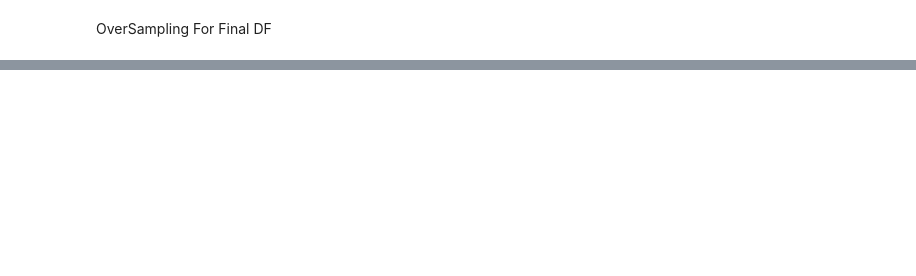
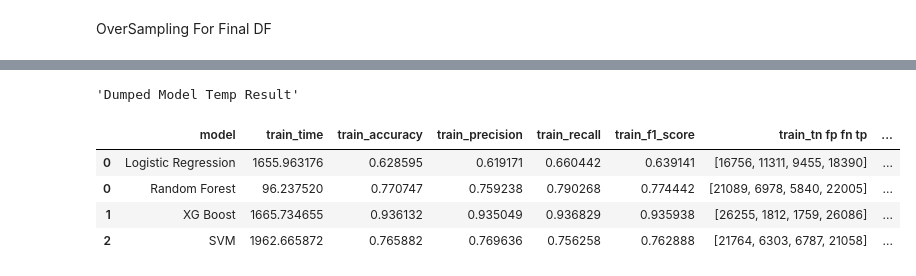
Before and after one commit to martydom/Bank-Marketing-Effectiveness-Prediction, a Jupyter notebook: Devashish_Bose_Team_1_Bank_Marketing_Effectiveness_Prediction_Capstone_Project_3.ipynb, the cells around one changed output, grey strips where cells are left out. Drawn from its saved outputs; the diff is of its cells as text; code cells hidden in the pictures; blank space fills up the shorter version.

Commit message:
Oversampling and Training testing

```diff
--- a/Devashish_Bose_Team_1_Bank_Marketing_Effectiveness_Prediction_Capstone_Project_3.ipynb
+++ b/Devashish_Bose_Team_1_Bank_Marketing_Effectiveness_Prediction_Capstone_Project_3.ipynb
@@ -105,7 +105,7 @@ class save_model:
     model_file.close()
     return f'{name} Deleted'
 
-sm = save_model('/content/drive/MyDrive/AlmaBetter/Module 4/Week 2/model_dump')
+sm = save_model('/content/drive/MyDrive/AlmaBetter/Module 4/Week 2/model_dump_self')
 # %%
 # @title Function for plotting the counts of Categorical Variables
 # plot categorical data
@@ -398,0 +541,2 @@ OverSampling For Final DF
+# %%
+sm.load()
@@ -398,0 +564,14 @@ OverSampling For Final DF
+# %%
+temp_res = sm.load('Final Result')
+# %%
+sm.save(temp_res.append(sm.load('Final Result')),"Temp Result")
+# %% [output]
+'Dumped Model Temp Result'
+# %%
+sm.load('Temp Result')
+# %% [output]
+|  | model | train_time | train_accuracy | train_precision | train_recall | train_f1_score | train_tn fp fn tp | ... |
+| 0 | Logistic Regression | 1655.963176 | 0.628595 | 0.619171 | 0.660442 | 0.639141 | [16756, 11311, 9455, 18390] | ... |
+| 0 | Random Forest | 96.237520 | 0.770747 | 0.759238 | 0.790268 | 0.774442 | [21089, 6978, 5840, 22005] | ... |
+| 1 | XG Boost | 1665.734655 | 0.936132 | 0.935049 | 0.936829 | 0.935938 | [26255, 1812, 1759, 26086] | ... |
+| 2 | SVM | 1962.665872 | 0.765882 | 0.769636 | 0.756258 | 0.762888 | [21764, 6303, 6787, 21058] | ... |
```
Also changed, not shown: parts of 21 cells of this notebook.
